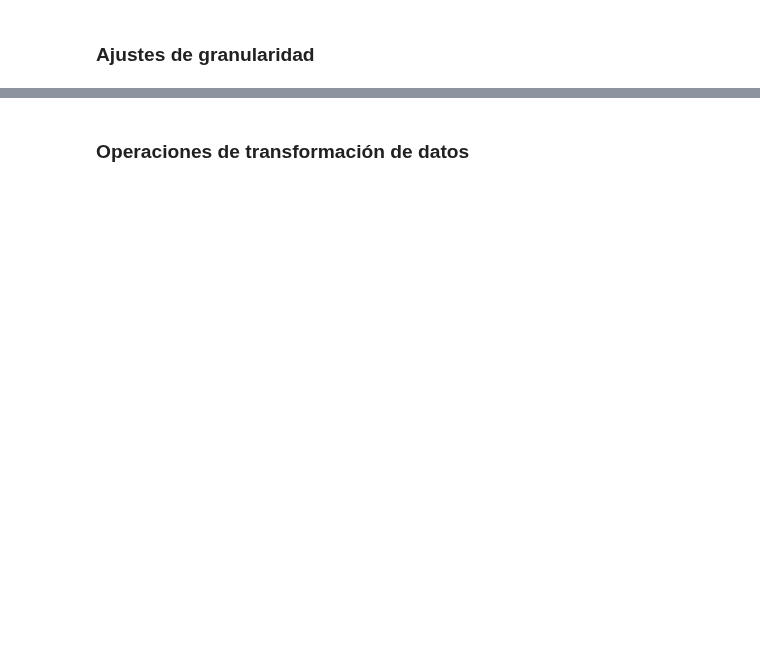
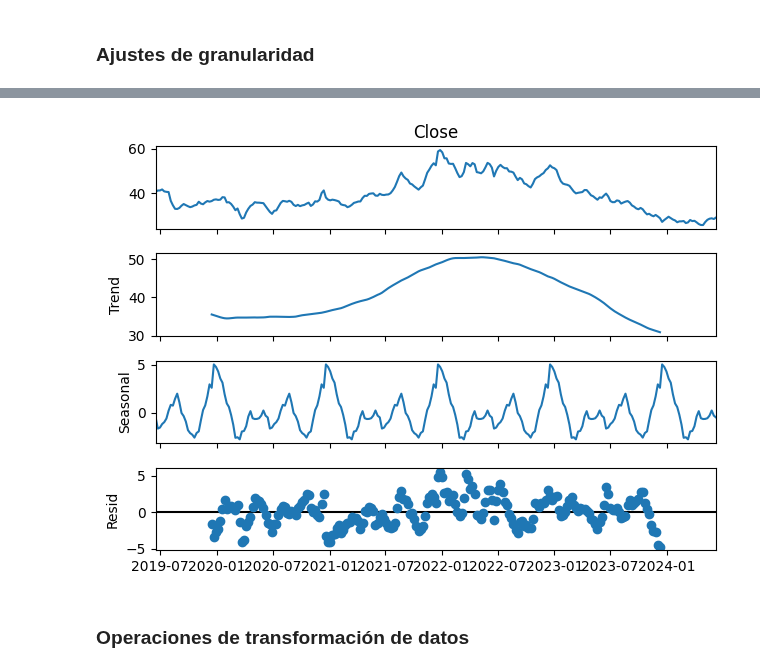
Before and after one commit to alu0101351773/TAAD_practicas, a Jupyter notebook: src/time_series.ipynb, the cells around one changed output, grey strips where cells are left out. Saved outputs shown, nothing was run; the diff lists cells and outputs as text; code cells hidden in the pictures; blank space fills up the shorter version.

```diff
--- a/src/time_series.ipynb
+++ b/src/time_series.ipynb
@@ -60,3 +170,9 @@ Al tratarse de datos de valores en bolsa, la estructura de todos los conjuntos d
+# %%
+from statsmodels.tsa.seasonal import seasonal_decompose
+
+seasonal_decompose(weekly_pfizer_data['Close']).plot(); None
+# %% [output]
+[figure, added]
 # %% [markdown]
 ### Operaciones de transformación de datos
 # %% [markdown]
```
Also changed, not shown: parts of 12 cells of this notebook.
